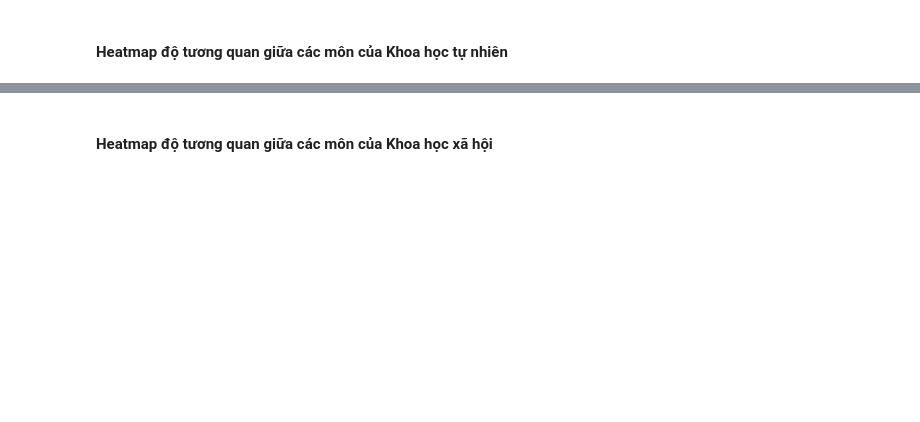
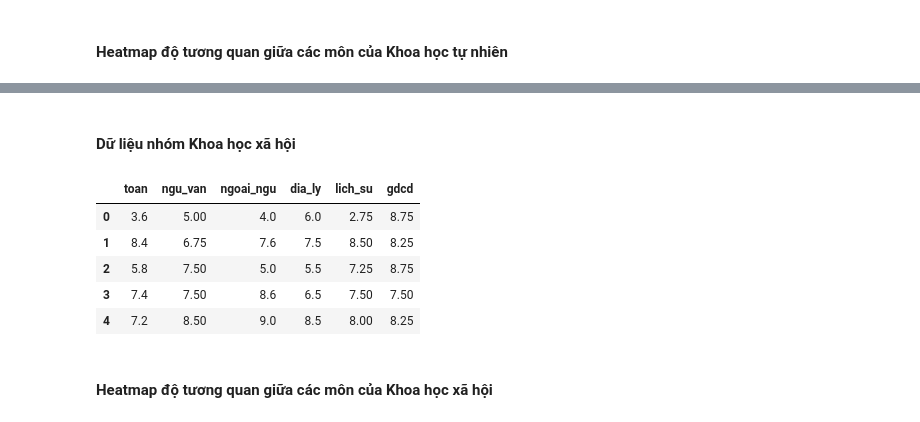
Before and after one commit to ntp-shin/Introduction_to_Data_Science, a Jupyter notebook: 1_Correlation.ipynb, the cells around one changed output, grey strips where cells are left out. Saved outputs shown, nothing was run; the diff lists cells and outputs as text; code cells hidden in the pictures; blank space fills up the shorter version.

```diff
--- a/1_Correlation.ipynb
+++ b/1_Correlation.ipynb
@@ -58,3 +63,16 @@ plt.show()
+# %% [markdown]
+#### Dữ liệu nhóm Khoa học xã hội
+# %%
+data_khxh = df.loc[df['dia_ly'].notnull() & df['lich_su'].notnull() & df['gdcd'].notnull(), ['toan', 'ngu_van', 'ngoai_ngu', 'dia_ly', 'lich_su', 'gdcd']]
+khxh= data_khxh.corr()
+data_khxh.head()
+# %% [output]
+|  | toan | ngu_van | ngoai_ngu | dia_ly | lich_su | gdcd |
+| 0 | 3.6 | 5.00 | 4.0 | 6.0 | 2.75 | 8.75 |
+| 1 | 8.4 | 6.75 | 7.6 | 7.5 | 8.50 | 8.25 |
+| 2 | 5.8 | 7.50 | 5.0 | 5.5 | 7.25 | 8.75 |
+| 3 | 7.4 | 7.50 | 8.6 | 6.5 | 7.50 | 7.50 |
+| 4 | 7.2 | 8.50 | 9.0 | 8.5 | 8.00 | 8.25 |
 # %% [markdown]
 #### Heatmap độ tương quan giữa các môn của Khoa học xã hội
 # %%
```
Also changed, not shown: parts of 8 cells of this notebook.
